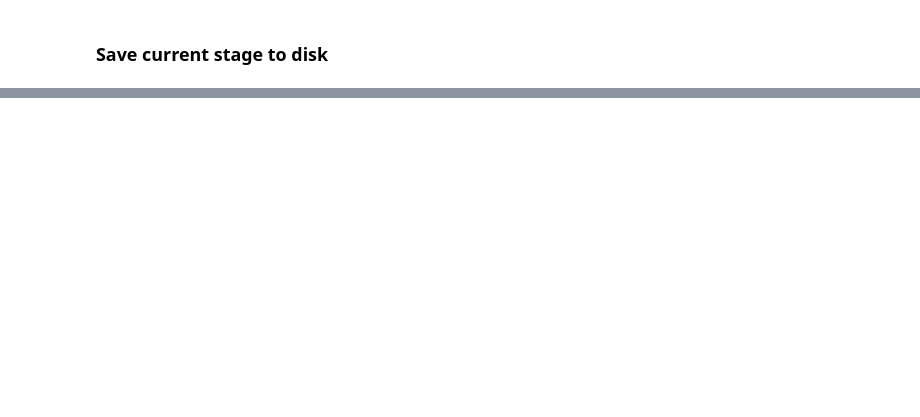
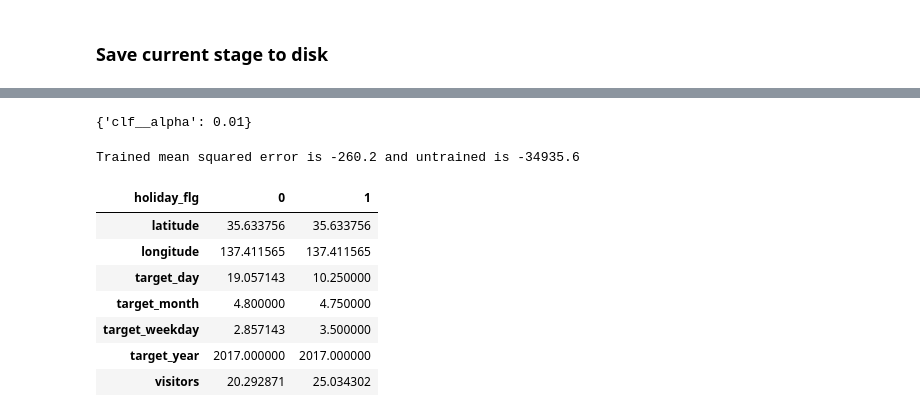
Before and after one commit to sfbrunner/kaggle, a Jupyter notebook: recruit_restaurant/notebook_simon.ipynb, the cells around one changed output, grey strips where cells are left out. Cells and saved outputs as stored; diff of their text form; code cells hidden in the pictures; blank space fills up the shorter version.

```diff
--- a/recruit_restaurant/notebook_simon.ipynb
+++ b/recruit_restaurant/notebook_simon.ipynb
@@ -281,3 +282,4 @@ main_tbl_merge.describe()
 ### Save current stage to disk
 # %%
 main_tbl_merge.to_csv('output/main_tbl.csv')
+model_data = main_tbl_merge
@@ -288,4 +311,0 @@ First perform one hot encoding on data.
-# %%
-import pandas as pd
-
-model_data = pd.read_csv('output/main_tbl.csv')
@@ -341,0 +312,65 @@ mod.predict(X_test[target_cols_fit])
+# %%
+from sklearn.linear_model import LogisticRegression, SGDRegressor
+from sklearn.model_selection import train_test_split, cross_val_score, GridSearchCV
+from sklearn.preprocessing import StandardScaler
+from sklearn.pipeline import Pipeline
+from sklearn.svm import SVC
+#Suppress all futurewarnings in console
+import warnings
+warnings.simplefilter(action='ignore', category=FutureWarning)
+
+target_cols = ['target_day', 'target_month', 'target_weekday', 'target_year', 'latitude', 'longitude', 'holiday_flg',
+              'test','visitors']
+X = model_data[target_cols]
+
+target_cols_fit = [col for col in X.columns if not col in ['test','visitors']]
+Xsub = X[X['test']==1]
+X = X[X['test']==0]
+
+Xsub = Xsub.drop(['test'],axis=1)
+X = X.drop(['test'],axis=1)
+
+pipe = Pipeline([('scal',StandardScaler()),
+                 ('clf',SGDRegressor())])
+
+X_train, X_test, y_train, y_test = train_test_split(X[target_cols_fit], X['visitors'],test_size=0.25, random_state=42)
+
+parameters = {'clf__alpha': np.logspace(-4,1,6)}
+pipe = GridSearchCV(pipe, parameters)
+
+pipe.fit(X_train,y_train)
+print(pipe.best_params_)
+# %% [output]
+{'clf__alpha': 0.01}
+# %%
+# Create a table of real vs predicted
+testIndices=X_test.index.values
+prediction = pd.Series(pipe.predict(X_test), name='Prediction', index=testIndices)
+y_test.name='Real'
+resultsvsPredictions = pd.concat([prediction, y_test], axis=1)
+
+
+scores = cross_val_score(pipe,X_test,y_test, scoring='neg_mean_squared_error')
+scores_base=cross_val_score(pipe, X_test,pd.Series(np.ones(len(y_test))*y_test.mean()))
+
+print("Trained mean squared error is {:.1f} and untrained is {:.1f}"\
+          .format(scores.mean(),scores_base.mean()))
+# %% [output]
+Trained mean squared error is -260.2 and untrained is -34935.6
+# %%
+# Predictions for submission
+
+Xsub['visitors']=pipe.predict(Xsub[target_cols_fit])
+SGD_sub=baseline_sub
+SGD_sub.visitors = pipe.predict(Xsub[target_cols_fit])
+SGD_sub.to_csv('submissions/SGD.csv', index=False)
+Xsub.pivot_table(columns='holiday_flg')
+# %% [output]
+| holiday_flg | 0 | 1 |
+| latitude | 35.633756 | 35.633756 |
+| longitude | 137.411565 | 137.411565 |
+| target_day | 19.057143 | 10.250000 |
+| target_month | 4.800000 | 4.750000 |
+| target_weekday | 2.857143 | 3.500000 |
+| target_year | 2017.000000 | 2017.000000 |
+| visitors | 20.292871 | 25.034302 |
```
Also changed, not shown: parts of 8 cells of this notebook, 5 other files.
